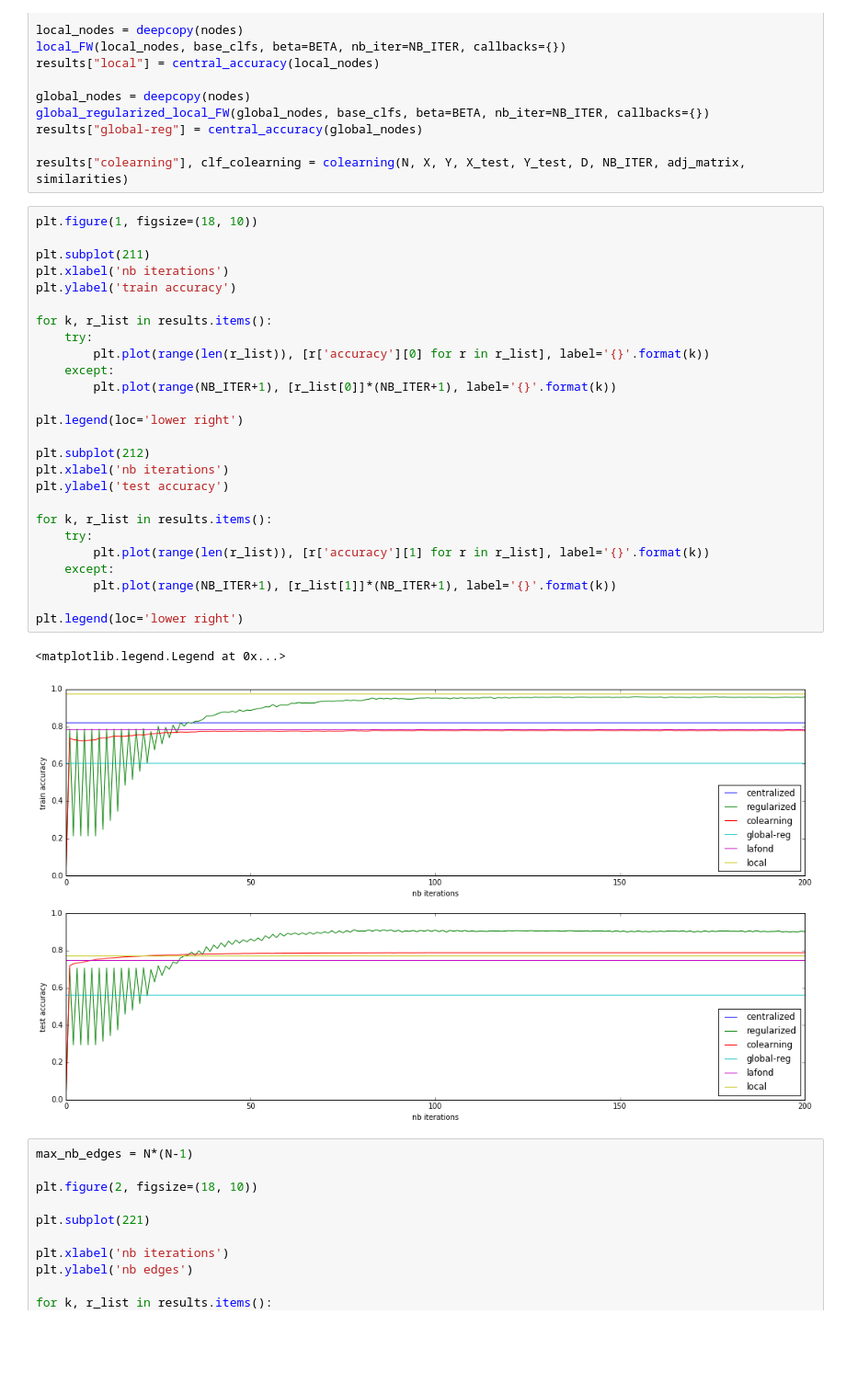
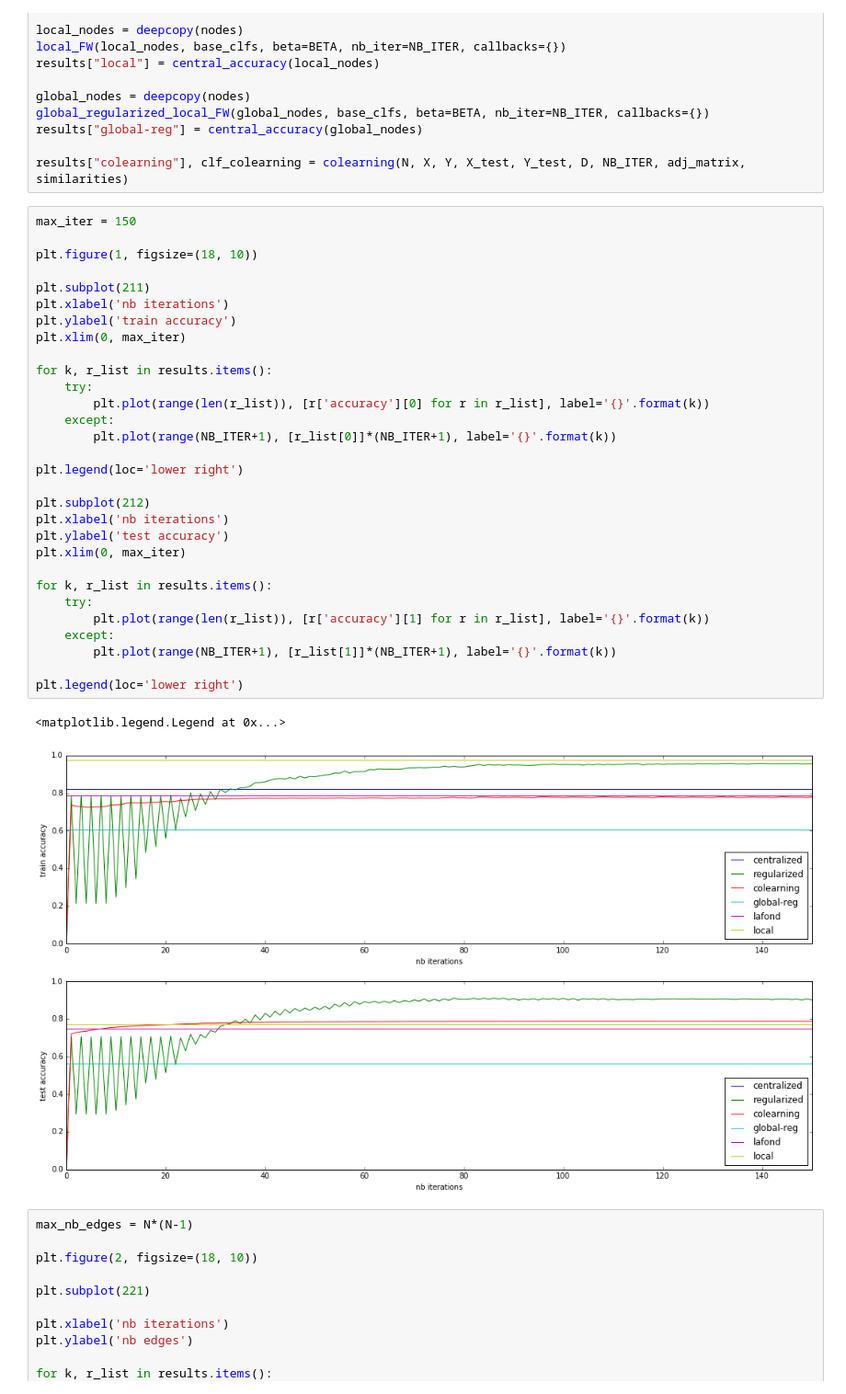
Before and after one commit to vzantedeschi/Dada, a Jupyter notebook: notebooks/Moons-100users.ipynb, the cells around one changed output. Shown at 92% size. Cells and saved outputs as stored; diff of their text form; blank space fills up the shorter version.

```diff
--- a/notebooks/Moons-100users.ipynb
+++ b/notebooks/Moons-100users.ipynb
@@ -78,34 +78,38 @@ results["global-reg"] = central_accuracy(global_nodes)
 
 results["colearning"], clf_colearning = colearning(N, X, Y, X_test, Y_test, D, NB_ITER, adj_matrix, similarities)
 # %%
+max_iter = 150
+
 plt.figure(1, figsize=(18, 10))
 
 plt.subplot(211)
 plt.xlabel('nb iterations')
 plt.ylabel('train accuracy')
+plt.xlim(0, max_iter)
 
 for k, r_list in results.items():
     try:
         plt.plot(range(len(r_list)), [r['accuracy'][0] for r in r_list], label='{}'.format(k))
     except:
         plt.plot(range(NB_ITER+1), [r_list[0]]*(NB_ITER+1), label='{}'.format(k))
 
 plt.legend(loc='lower right')
 
 plt.subplot(212)
 plt.xlabel('nb iterations')
 plt.ylabel('test accuracy')
+plt.xlim(0, max_iter)
 
 for k, r_list in results.items():
     try:
         plt.plot(range(len(r_list)), [r['accuracy'][1] for r in r_list], label='{}'.format(k))
     except:
         plt.plot(range(NB_ITER+1), [r_list[1]]*(NB_ITER+1), label='{}'.format(k))
 
 plt.legend(loc='lower right')
 # %% [output]
 <matplotlib.legend.Legend at 0x...>
-[figure, old version]
+[figure, new version]
 # %%
 max_nb_edges = N*(N-1)
 
```
Also changed, not shown: 1 other file.
